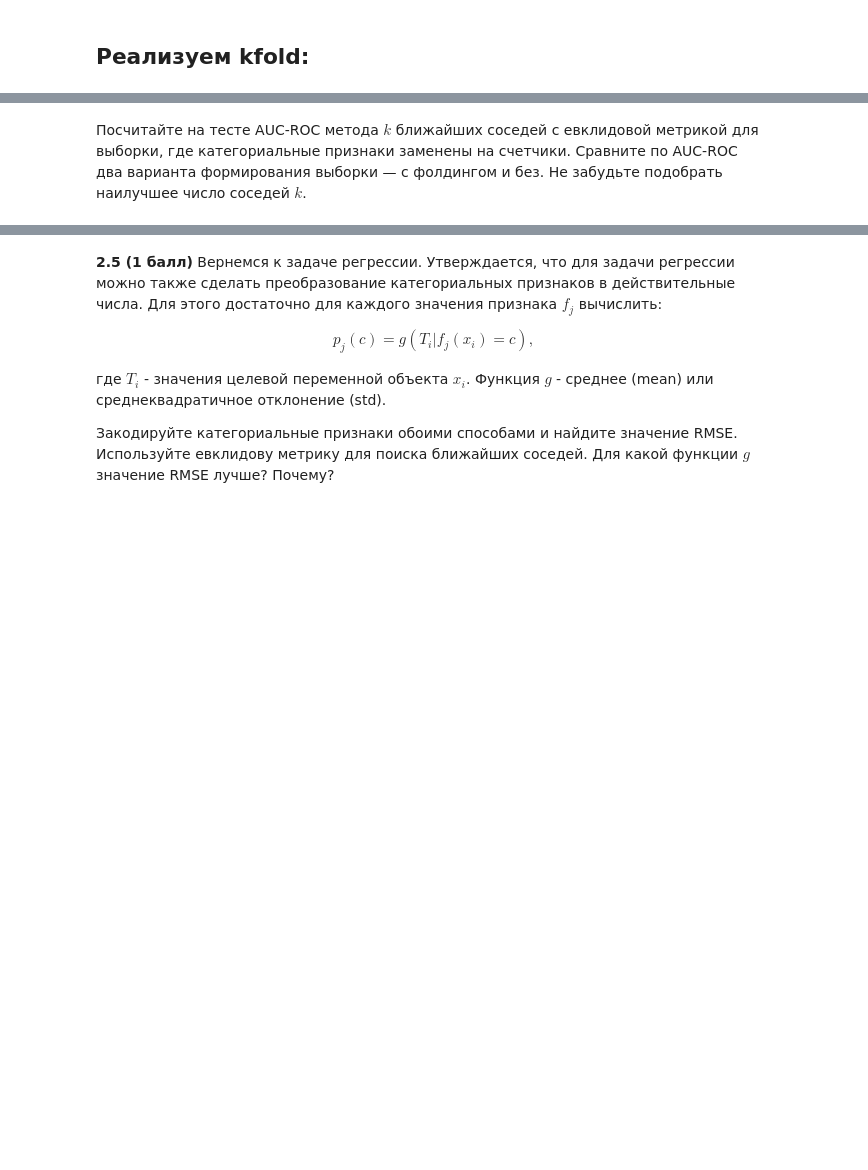
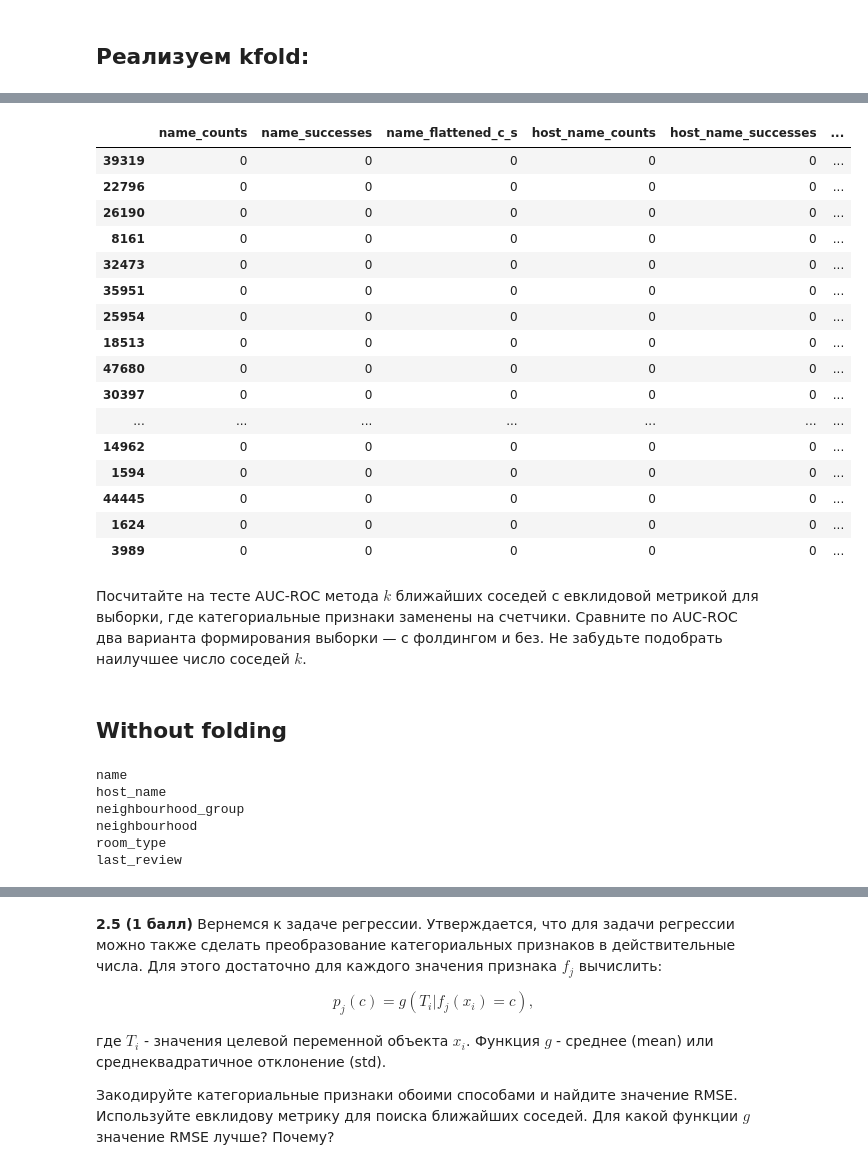
Before and after one commit to paniquex/ML_DS_practice, a Jupyter notebook: MMRO/HW_02/hw-practise-2-kuzmin-nikita.ipynb, the cells around one changed output, grey strips where cells are left out. Cells and saved outputs as stored; diff of their text form; code cells hidden in the pictures; blank space fills up the shorter version.

```diff
--- a/MMRO/HW_02/hw-practise-2-kuzmin-nikita.ipynb
+++ b/MMRO/HW_02/hw-practise-2-kuzmin-nikita.ipynb
@@ -747,16 +814,13 @@ def successes_with_folds(x, y, n_folds=3):
     n_folds - amount of folds
     """
 
-    result = np.arange(x.shape[0])
-    for help_indx, main_indx in kfold(x.shape[0], n_folds):
+    result = x.copy()
+    result.iloc[:] = 0
+    for help_indx, main_indx in kfold(x.index, n_folds):
         unique_elems = np.unique(x[help_indx])
-        successes_per_fold = {x : [] for x in unique_elems}
+        successes_per_fold = {x : 0 for x in unique_elems}
         for unique_elem in unique_elems:
-            successes_per_fold[unique_elem] = np.sum((x[help_indx] == unique_elem) * (y == 1))
-#             print(x[main_indx] == unique_elem)
-            result[main_indx & (x[main_indx] == unique_elem)] = successes_per_fold[unique_elem]
-#         print(successes_per_fold)
-#         help_successes = successes(x[help_indx], y[help_indx])
-#         print(help_successes)
+            successes_per_fold[unique_elem] = np.sum((x[help_indx] == unique_elem) * (y[help_indx] == 1))
+            result[np.array((x[main_indx] == unique_elem)[x[main_indx] == unique_elem].index).reshape(-1)] = successes_per_fold[unique_elem]
     return result
 # %%
@@ -765,0 +846,17 @@ array([1, 1, 2, 3, 4, 5, 6])
+# %%
+def flattened_c_s_with_folds(x, y, n_folds=3):
+    """
+    x - one categorical column with type - pandas series
+    y - target feature from df
+    n_folds - amount of folds
+    """
+
+    result = x.copy()
+    result.iloc[:] = 0
+    for help_indx, main_indx in kfold(x.index, n_folds):
+        unique_elems = np.unique(x[help_indx])
+        successes_per_fold = {x : 0 for x in unique_elems}
+        for unique_elem in unique_elems:
+            successes_per_fold[unique_elem] = np.sum((x[help_indx] == unique_elem) * (y.loc[help_indx] == 1))
+            result[np.array((x[main_indx] == unique_elem)[x[main_indx] == unique_elem].index)] = successes_per_fold[unique_elem]
+    return result
@@ -766,2 +886,31 @@ array([1, 1, 2, 3, 4, 5, 6])
+# %%
+def counters_with_folds(df_cat, y):
+    df_copy = df_cat.copy()
+    for column in df_copy.columns:
+        df_copy[column + '_counts'] = counts_with_folds(df_copy.loc[:, column])
+        df_copy[column + '_successes'] = successes_with_folds(df_copy.loc[:, column], y)
+        df_copy[column + '_flattened_c_s'] = flattened_c_s_with_folds(df_copy.loc[:, column], y)
+        df_copy.drop(column, axis=1, inplace=True)
+    return df_copy
+# %%
+counters_with_folds(X_train_cat.iloc[:50, :], y_train_cat['target'][:50])
+# %% [output]
+|  | name_counts | name_successes | name_flattened_c_s | host_name_counts | host_name_successes | ... |
+| 39319 | 0 | 0 | 0 | 0 | 0 | ... |
+| 22796 | 0 | 0 | 0 | 0 | 0 | ... |
+| 26190 | 0 | 0 | 0 | 0 | 0 | ... |
+| 8161 | 0 | 0 | 0 | 0 | 0 | ... |
+| 32473 | 0 | 0 | 0 | 0 | 0 | ... |
+| 35951 | 0 | 0 | 0 | 0 | 0 | ... |
+| 25954 | 0 | 0 | 0 | 0 | 0 | ... |
+| 18513 | 0 | 0 | 0 | 0 | 0 | ... |
+| 47680 | 0 | 0 | 0 | 0 | 0 | ... |
+| 30397 | 0 | 0 | 0 | 0 | 0 | ... |
+| ... | ... | ... | ... | ... | ... | ... |
+| 14962 | 0 | 0 | 0 | 0 | 0 | ... |
+| 1594 | 0 | 0 | 0 | 0 | 0 | ... |
+| 44445 | 0 | 0 | 0 | 0 | 0 | ... |
+| 1624 | 0 | 0 | 0 | 0 | 0 | ... |
+| 3989 | 0 | 0 | 0 | 0 | 0 | ... |
 # %% [markdown]
 Посчитайте на тесте AUC-ROC метода $k$ ближайших соседей с евклидовой метрикой для выборки, где категориальные признаки заменены на счетчики. Сравните по AUC-ROC два варианта формирования выборки — с фолдингом и без. Не забудьте подобрать наилучшее число соседей $k$.
@@ -769,0 +917,2 @@ array([1, 1, 2, 3, 4, 5, 6])
+# %% [markdown]
+## Without folding
@@ -769,0 +921,9 @@ array([1, 1, 2, 3, 4, 5, 6])
+# %%
+X_train_cat_without_folding = counters(X_train_cat, y_train_cat['target'])
+# %% [output]
+name
+host_name
+neighbourhood_group
+neighbourhood
+room_type
+last_review
```
Also changed, not shown: parts of 49 cells of this notebook.
